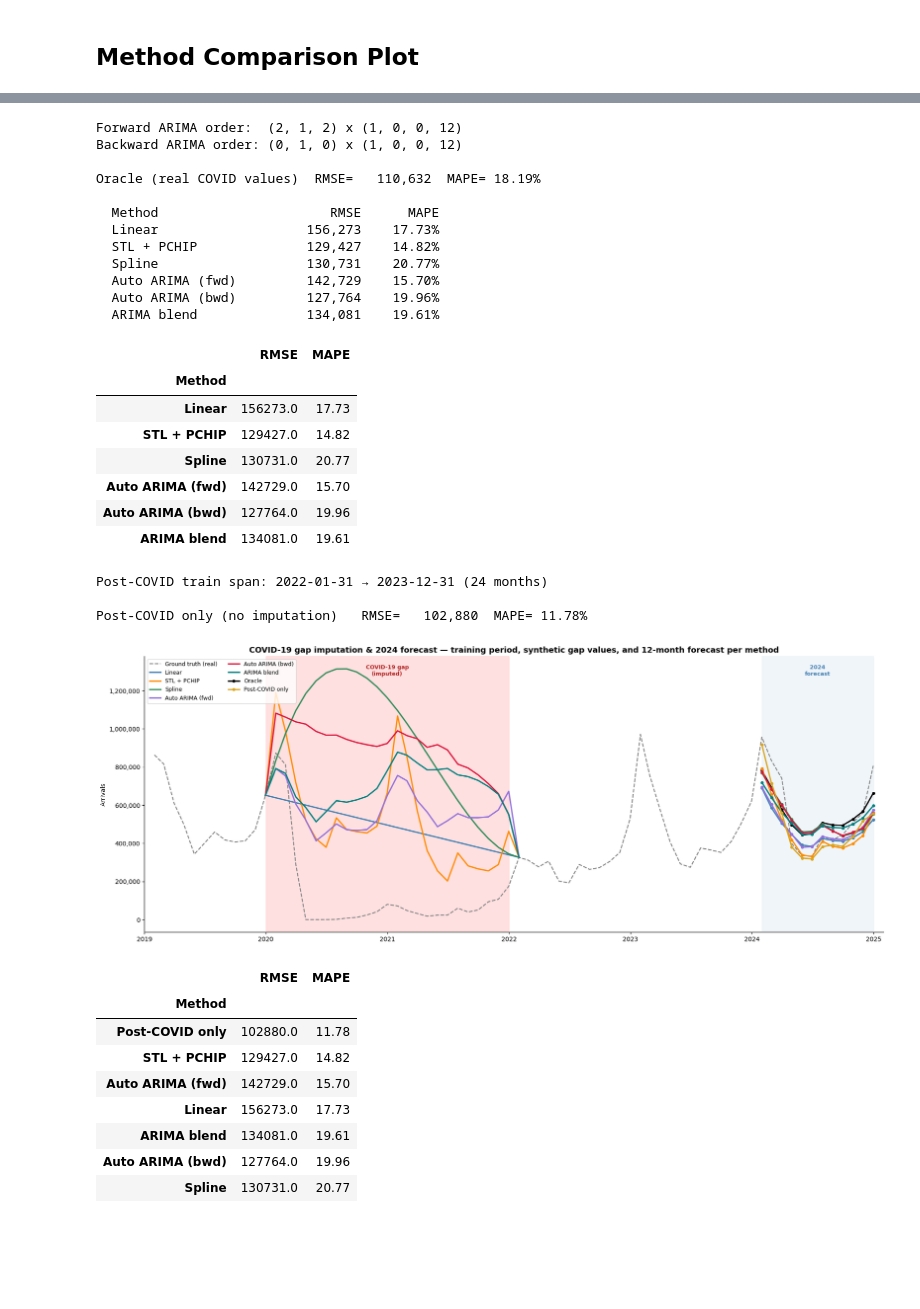
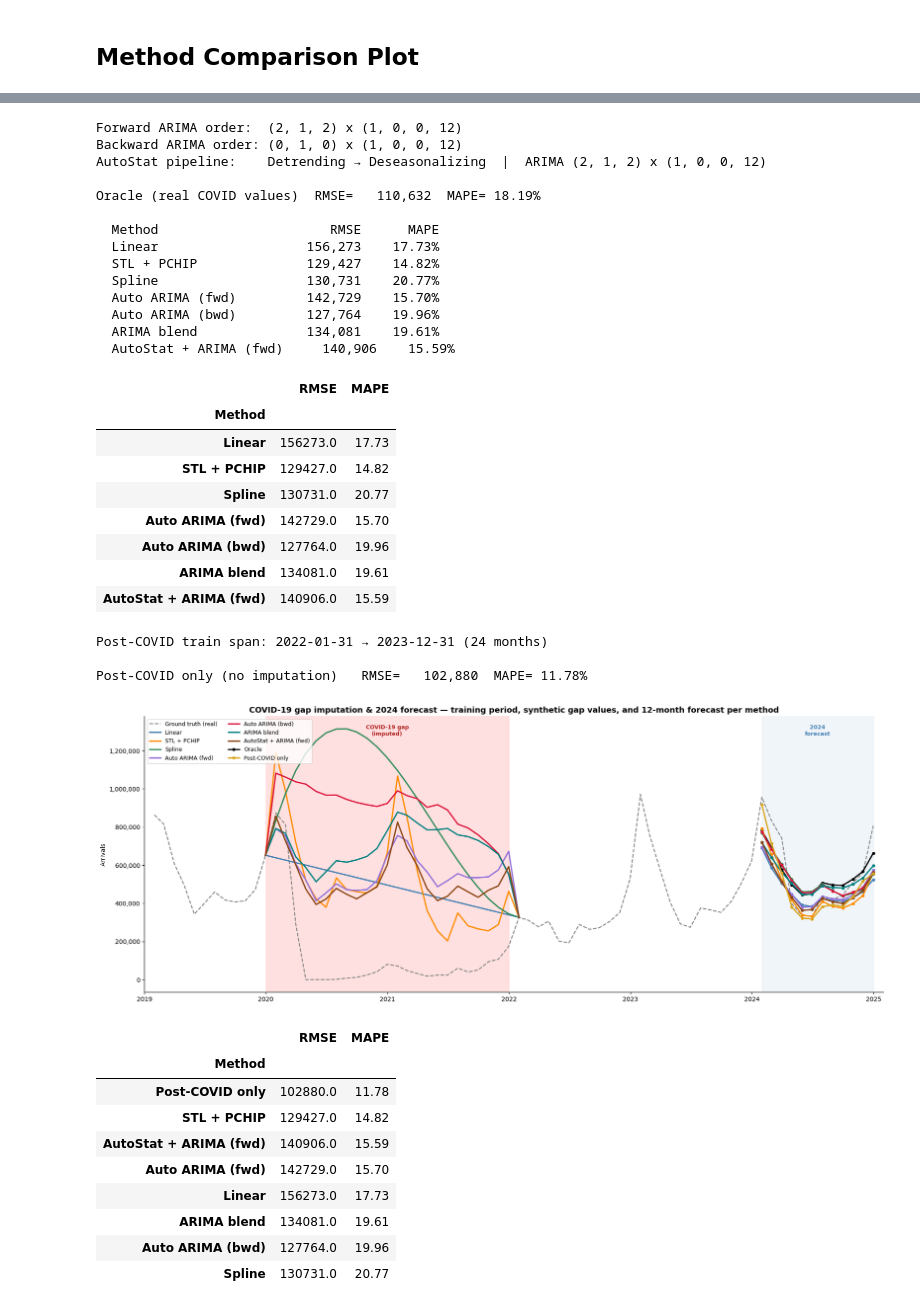
Before and after one commit to Gbrlmoraes/brazil_tourism_forecasting_benchmark, a Jupyter notebook: notebooks/4_working_with_pandemic_data.ipynb, the cells around one changed output, grey strips where cells are left out. Cells and saved outputs as stored; diff of their text form; code cells hidden in the pictures; blank space fills up the shorter version.

```diff
--- a/notebooks/4_working_with_pandemic_data.ipynb
+++ b/notebooks/4_working_with_pandemic_data.ipynb
@@ -441,7 +567,7 @@ print('  BENCHMARK METHODOLOGY')
 print(f'{"=" * 75}')
 print(
     """
-  For each pre-COVID window we mask the gap, impute it with six methods, and
+  For each pre-COVID window we mask the gap, impute it with seven methods, and
   score the result two ways:
 
   RECONSTRUCTION metrics  - how close the imputation is to the real gap values.
@@ -539,6 +665,16 @@ for win_name, gap_start, gap_end in WINDOWS:
     s_arima_blend = apply_arima_blend(masked, gap_mask, forecast_fwd, forecast_bwd)
     pred_arima_blend = s_arima_blend[gap_mask].values
 
+    # AutoML: AutoStationaryTransformer fitted on pre-gap data only (leakage-free)
+    s_ast, ast_fitted, ast_arima_model = apply_auto_stationary_arima(
+        masked, gap_mask, pre_gap_end
+    )
+    pred_ast = s_ast[gap_mask].values
+    print(
+        f'  AutoStat pipeline:      {describe_pipeline(ast_fitted)}  |  '
+        f'ARIMA {ast_arima_model.order} x {ast_arima_model.seasonal_order}'
+    )
+
     # ---- Leakage-free imputations for the downstream metric ----
     # Only build these if the test window fits inside the pre-COVID region; otherwise
     # there's no downstream metric to compute for this window.
@@ -567,6 +703,7 @@ for win_name, gap_start, gap_end in WINDOWS:
         'Auto ARIMA (fwd)': s_arima_fwd,
         'Auto ARIMA (bwd)': s_arima_bwd,
         'ARIMA blend': s_arima_blend,
+        'AutoStat + ARIMA (fwd)': s_ast,
     }
 
     # ---- Oracle baseline (real gap values, same downstream geometry) ----
@@ -591,6 +728,7 @@ for win_name, gap_start, gap_end in WINDOWS:
         ('Auto ARIMA (fwd)', pred_arima_fwd, s_arima_fwd),
         ('Auto ARIMA (bwd)', pred_arima_bwd, s_arima_bwd_lf),
         ('ARIMA blend', pred_arima_blend, s_arima_blend_lf),
+        ('AutoStat + ARIMA (fwd)', pred_ast, s_ast),
     ]
 
     print('\n' + metric_header())
@@ -672,6 +810,7 @@ METHODS_TO_PLOT = [
     'Auto ARIMA (fwd)',
     'Auto ARIMA (bwd)',
     'ARIMA blend',
+    'AutoStat + ARIMA (fwd)',
 ]
 
 for win_name, gap_start, gap_end in WINDOWS[-N_PER_WINDOW_PLOTS:]:
@@ -680,7 +819,7 @@ for win_name, gap_start, gap_end in WINDOWS[-N_PER_WINDOW_PLOTS:]:
     plot_start = gap_start - PLOT_BUFFER
     plot_end = gap_end + PLOT_BUFFER
 
-    fig, axes = plt.subplots(2, 3, figsize=(18, 8), sharex=True, sharey=True)
+    fig, axes = plt.subplots(2, 4, figsize=(24, 8), sharex=True, sharey=True)
     axes = axes.flatten()
 
     for ax, method_name in zip(axes, METHODS_TO_PLOT):
@@ -726,6 +865,9 @@ for win_name, gap_start, gap_end in WINDOWS[-N_PER_WINDOW_PLOTS:]:
         ax.legend(loc='upper left', fontsize=9, frameon=True)
         sns.despine(ax=ax)
 
+    for ax in axes[len(METHODS_TO_PLOT) :]:
+        ax.set_visible(False)
+
     fig.suptitle(
         f'{win_name}: {gap_start.strftime("%b %Y")} – {gap_end.strftime("%b %Y")} (simulated gap)',
         fontsize=14,
@@ -925,6 +1068,14 @@ s_blend = apply_arima_blend(
     masked_covid, covid_mask, forecast_fwd_covid, forecast_bwd_covid
 )
 
+s_ast_covid, ast_covid, ast_covid_arima = apply_auto_stationary_arima(
+    masked_covid, covid_mask, pre_covid_end
+)
+print(
+    f'AutoStat pipeline:    {describe_pipeline(ast_covid)}  |  '
+    f'ARIMA {ast_covid_arima.order} x {ast_covid_arima.seasonal_order}'
+)
+
 imputed_variants = {
     'Linear': s_linear_covid,
     'STL + PCHIP': s_stl_pchip_covid,
@@ -932,6 +1083,7 @@ imputed_variants = {
     'Auto ARIMA (fwd)': s_fwd,
     'Auto ARIMA (bwd)': s_bwd,
     'ARIMA blend': s_blend,
+    'AutoStat + ARIMA (fwd)': s_ast_covid,
 }
 
 # Real 2024 ground truth
@@ -972,6 +1124,7 @@ forecast_results_df
 # %% [output]
 Forward ARIMA order:  (2, 1, 2) x (1, 0, 0, 12)
 Backward ARIMA order: (0, 1, 0) x (1, 0, 0, 12)
+AutoStat pipeline:    Detrending → Deseasonalizing  |  ARIMA (2, 1, 2) x (1, 0, 0, 12)
 
 Oracle (real COVID values)  RMSE=   110,632  MAPE= 18.19%
 
@@ -982,6 +1135,7 @@ Oracle (real COVID values)  RMSE=   110,632  MAPE= 18.19%
   Auto ARIMA (fwd)         142,729    15.70%
   Auto ARIMA (bwd)         127,764    19.96%
   ARIMA blend              134,081    19.61%
+  AutoStat + ARIMA (fwd)     140,906    15.59%
 |  | RMSE | MAPE |
 | Method |  |  |
 | Linear | 156273.0 | 17.73 |
@@ -990,6 +1144,7 @@ Oracle (real COVID values)  RMSE=   110,632  MAPE= 18.19%
 | Auto ARIMA (fwd) | 142729.0 | 15.70 |
 | Auto ARIMA (bwd) | 127764.0 | 19.96 |
 | ARIMA blend | 134081.0 | 19.61 |
+| AutoStat + ARIMA (fwd) | 140906.0 | 15.59 |
 # %%
 POST_COVID_TRAIN_START = pd.Timestamp('2022-01-01')
 
@@ -1026,6 +1181,7 @@ forecast_styles_ext = {
     'Auto ARIMA (fwd)': METHOD_STYLES['Auto ARIMA (fwd)'],
     'Auto ARIMA (bwd)': METHOD_STYLES['Auto ARIMA (bwd)'],
     'ARIMA blend': METHOD_STYLES['ARIMA blend'],
+    'AutoStat + ARIMA (fwd)': METHOD_STYLES['AutoStat + ARIMA (fwd)'],
     'Post-COVID only': ('goldenrod', '-'),
 }
 
@@ -1095,38 +1251,39 @@ for name, fc in forecasts_2024.items():
         fc.values,
         color=color,
         linewidth=2.2,
         linestyle=ls,
         marker='o',
         markersize=4,
         label=label,
         zorder=3,
     )
 
 ax.set_title(
     'COVID-19 gap imputation & 2024 forecast — training period, '
     'synthetic gap values, and 12-month forecast per method',
     fontsize=13,
     fontweight='bold',
 )
 ax.set_xlabel('')
 ax.set_ylabel('Arrivals')
 ax.set_xlim(PLOT_START, FORECAST_TEST_END + pd.DateOffset(months=1))
 ax.yaxis.set_major_formatter(plt.FuncFormatter(lambda x, _: f'{int(x):,}'))
 ax.legend(loc='upper left', fontsize=9, frameon=True, ncol=2)
 sns.despine(ax=ax)
 plt.tight_layout()
 plt.show()
 
 forecast_results_df.sort_values('MAPE')
 # %% [output]
 Post-COVID train span: 2022-01-31 → 2023-12-31 (24 months)
 
 Post-COVID only (no imputation)   RMSE=   102,880  MAPE= 11.78%
-[figure, old version]
+[figure, new version]
 |  | RMSE | MAPE |
 | Method |  |  |
 | Post-COVID only | 102880.0 | 11.78 |
 | STL + PCHIP | 129427.0 | 14.82 |
+| AutoStat + ARIMA (fwd) | 140906.0 | 15.59 |
 | Auto ARIMA (fwd) | 142729.0 | 15.70 |
 | Linear | 156273.0 | 17.73 |
 | ARIMA blend | 134081.0 | 19.61 |
```
Also changed, not shown: parts of 18 cells of this notebook.
